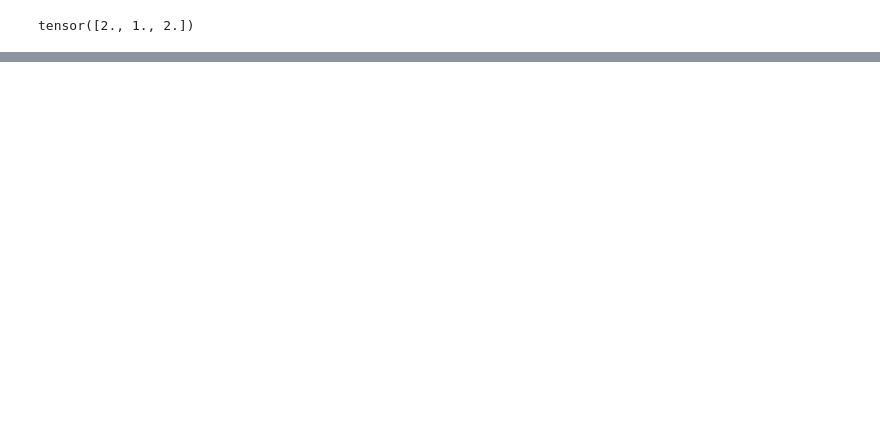
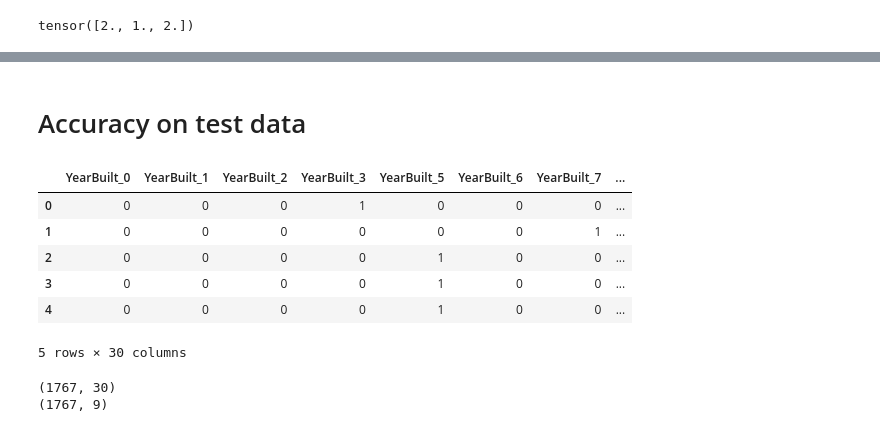
Before and after one commit to piotrszmurlo/SSNE22Z, a Jupyter notebook: miniprojekt2.ipynb, the cells around one changed output, grey strips where cells are left out. Cells and saved outputs as stored; diff of their text form; code cells hidden in the pictures; blank space fills up the shorter version.

```diff
--- a/miniprojekt2.ipynb
+++ b/miniprojekt2.ipynb
@@ -256,0 +281,34 @@ Mean accuracy 0.8700261116027832
+# %% [markdown]
+# Accuracy on test data
+# %%
+new_data = pd.read_csv("test_data.csv")
+df = pd.read_csv("train_data.csv")
+# %%
+class_nr = 0
+for i in range(df['YearBuilt'].min(), df['YearBuilt'].max(), 5):
+    new_data["YearBuilt"].mask( (new_data['YearBuilt']>=i) & (new_data['YearBuilt'] < i+5), class_nr, inplace=True)
+    class_nr += 1
+# %%
+categorical_columns = [
+    'YearBuilt', 'HallwayType', 'HeatingType',
+    'AptManageType', 'TimeToBusStop', 'TimeToSubway', 'SubwayStation',
+]
+categorical_values = pd.get_dummies(new_data[categorical_columns].astype(str))
+new_data.drop(columns=categorical_columns, inplace=True)
+categorical_values.head()
+# %% [output]
+|  | YearBuilt_0 | YearBuilt_1 | YearBuilt_2 | YearBuilt_3 | YearBuilt_5 | YearBuilt_6 | YearBuilt_7 | ... |
+| 0 | 0 | 0 | 0 | 1 | 0 | 0 | 0 | ... |
+| 1 | 0 | 0 | 0 | 0 | 0 | 0 | 1 | ... |
+| 2 | 0 | 0 | 0 | 0 | 1 | 0 | 0 | ... |
+| 3 | 0 | 0 | 0 | 0 | 1 | 0 | 0 | ... |
+| 4 | 0 | 0 | 0 | 0 | 1 | 0 | 0 | ... |
+5 rows × 30 columns
+# %%
+categorical_data = categorical_values.values
+numerical_data = new_data.values
+print(categorical_data.shape)
+print(numerical_data.shape)
+# %% [output]
+(1767, 30)
+(1767, 9)
```
Also changed, not shown: parts of 12 cells of this notebook.
